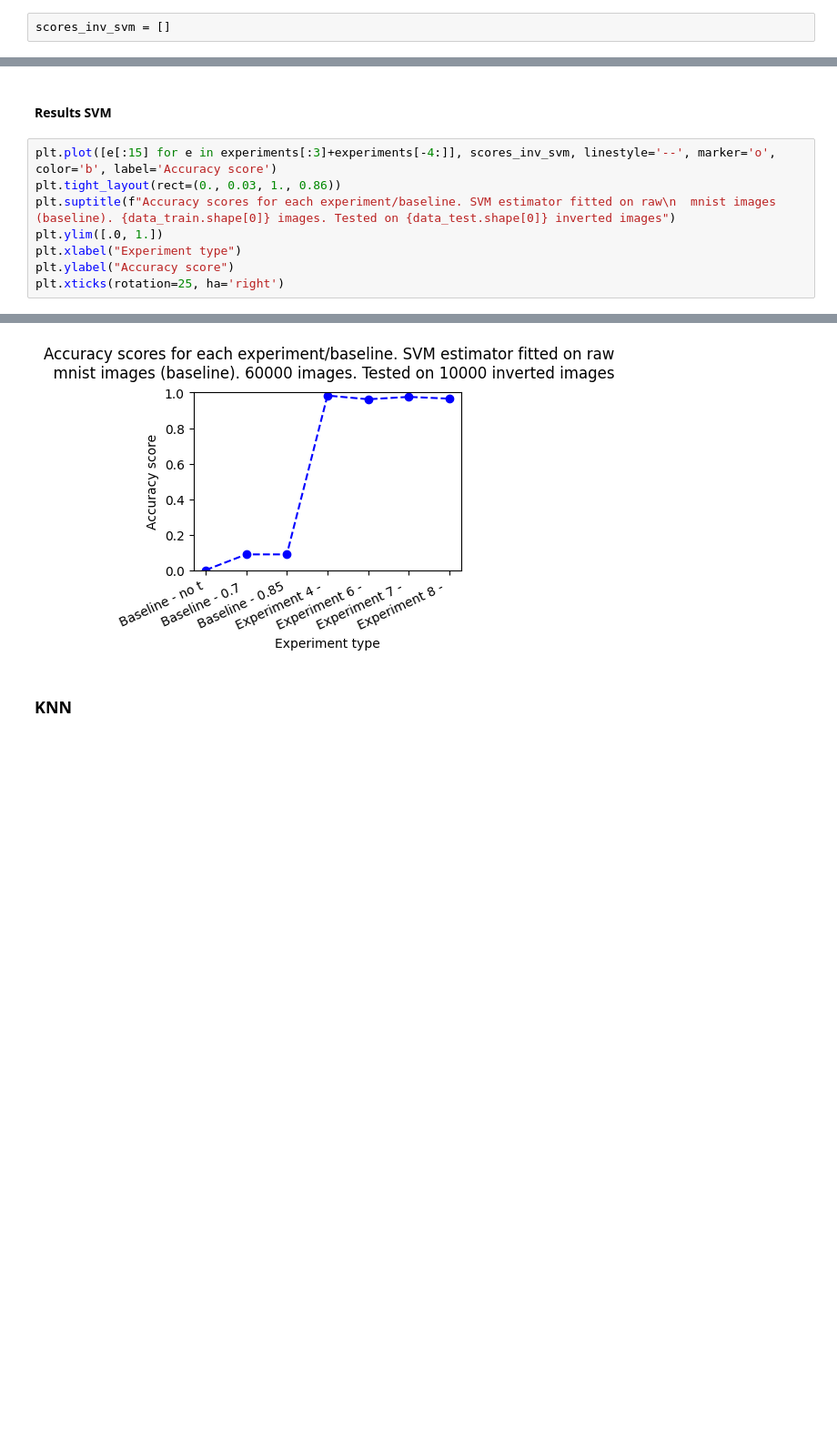
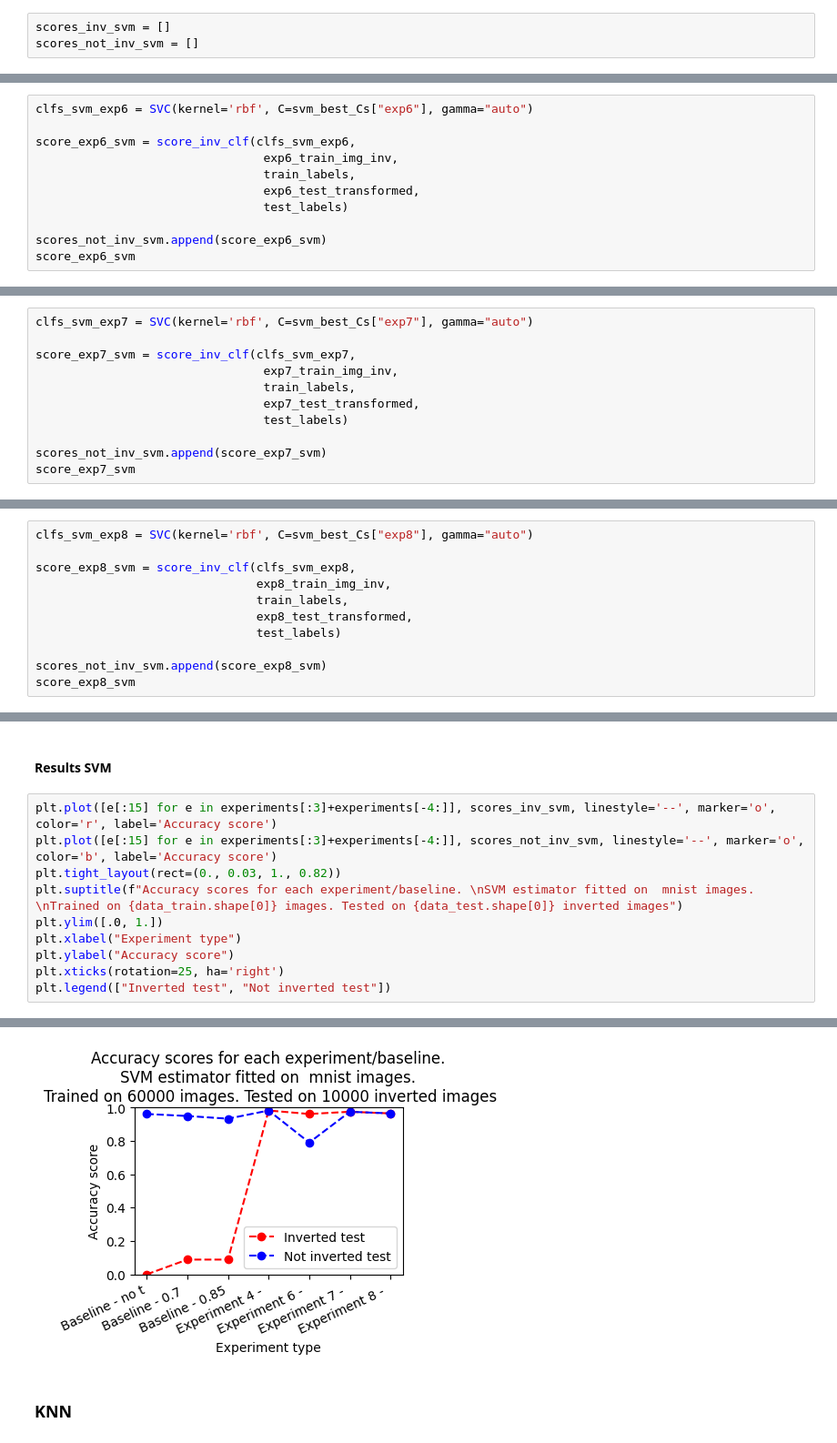
Before and after one commit to dherikk/master-experiments, a Jupyter notebook: cnn_noise_experiments.ipynb, the cells around one changed output, grey strips where cells are left out. Shown at 91% size. Saved outputs shown, nothing was run; the diff lists cells and outputs as text; blank space fills up the shorter version.

```diff
--- a/cnn_noise_experiments.ipynb
+++ b/cnn_noise_experiments.ipynb
@@ -1541,5 +1800,6 @@ plt.xticks(rotation=25, ha='right')
 ### SVM
 # %%
 scores_inv_svm = []
+scores_not_inv_svm = []
 # %% [markdown]
 #### Baseline - no thresholding - SVM
@@ -1603,3 +1915,14 @@ scores_inv_exp4_svm
 0.9832
 # %% [markdown]
 #### Experiment 6 - SVM
+# %%
+clfs_svm_exp6 = SVC(kernel='rbf', C=svm_best_Cs["exp6"], gamma="auto")
+
+score_exp6_svm = score_inv_clf(clfs_svm_exp6,
+                                exp6_train_img_inv,
+                                train_labels,
+                                exp6_test_transformed,
+                                test_labels)
+
+scores_not_inv_svm.append(score_exp6_svm)
+score_exp6_svm
@@ -1618,3 +1943,14 @@ scores_inv_exp6_svm
 0.9624
 # %% [markdown]
 #### Experiment 7 - SVM
+# %%
+clfs_svm_exp7 = SVC(kernel='rbf', C=svm_best_Cs["exp7"], gamma="auto")
+
+score_exp7_svm = score_inv_clf(clfs_svm_exp7,
+                                exp7_train_img_inv,
+                                train_labels,
+                                exp7_test_transformed,
+                                test_labels)
+
+scores_not_inv_svm.append(score_exp7_svm)
+score_exp7_svm
@@ -1633,3 +1971,14 @@ scores_inv_exp7_svm
 0.9758
 # %% [markdown]
 #### Experiment 8 - SVM
+# %%
+clfs_svm_exp8 = SVC(kernel='rbf', C=svm_best_Cs["exp8"], gamma="auto")
+
+score_exp8_svm = score_inv_clf(clfs_svm_exp8,
+                               exp8_train_img_inv,
+                               train_labels,
+                               exp8_test_transformed,
+                               test_labels)
+
+scores_not_inv_svm.append(score_exp8_svm)
+score_exp8_svm
@@ -1649,11 +2008,13 @@ scores_inv_exp8_svm
 # %% [markdown]
 #### Results SVM
 # %%
-plt.plot([e[:15] for e in experiments[:3]+experiments[-4:]], scores_inv_svm, linestyle='--', marker='o', color='b', label='Accuracy score')
-plt.tight_layout(rect=(0., 0.03, 1., 0.86))
-plt.suptitle(f"Accuracy scores for each experiment/baseline. SVM estimator fitted on raw\n  mnist images (baseline). {data_train.shape[0]} images. Tested on {data_test.shape[0]} inverted images")
+plt.plot([e[:15] for e in experiments[:3]+experiments[-4:]], scores_inv_svm, linestyle='--', marker='o', color='r', label='Accuracy score')
+plt.plot([e[:15] for e in experiments[:3]+experiments[-4:]], scores_not_inv_svm, linestyle='--', marker='o', color='b', label='Accuracy score')
+plt.tight_layout(rect=(0., 0.03, 1., 0.82))
+plt.suptitle(f"Accuracy scores for each experiment/baseline. \nSVM estimator fitted on  mnist images. \nTrained on {data_train.shape[0]} images. Tested on {data_test.shape[0]} inverted images")
 plt.ylim([.0, 1.])
 plt.xlabel("Experiment type")
 plt.ylabel("Accuracy score")
 plt.xticks(rotation=25, ha='right')
+plt.legend(["Inverted test", "Not inverted test"])
 # %% [output]
@@ -1668,4 +2022,4 @@ plt.xticks(rotation=25, ha='right')
-[figure, old version]
+[figure, new version]
 # %% [markdown]
 ### KNN
 # %%
```
Also changed, not shown: parts of 63 cells of this notebook, 4 other files.
